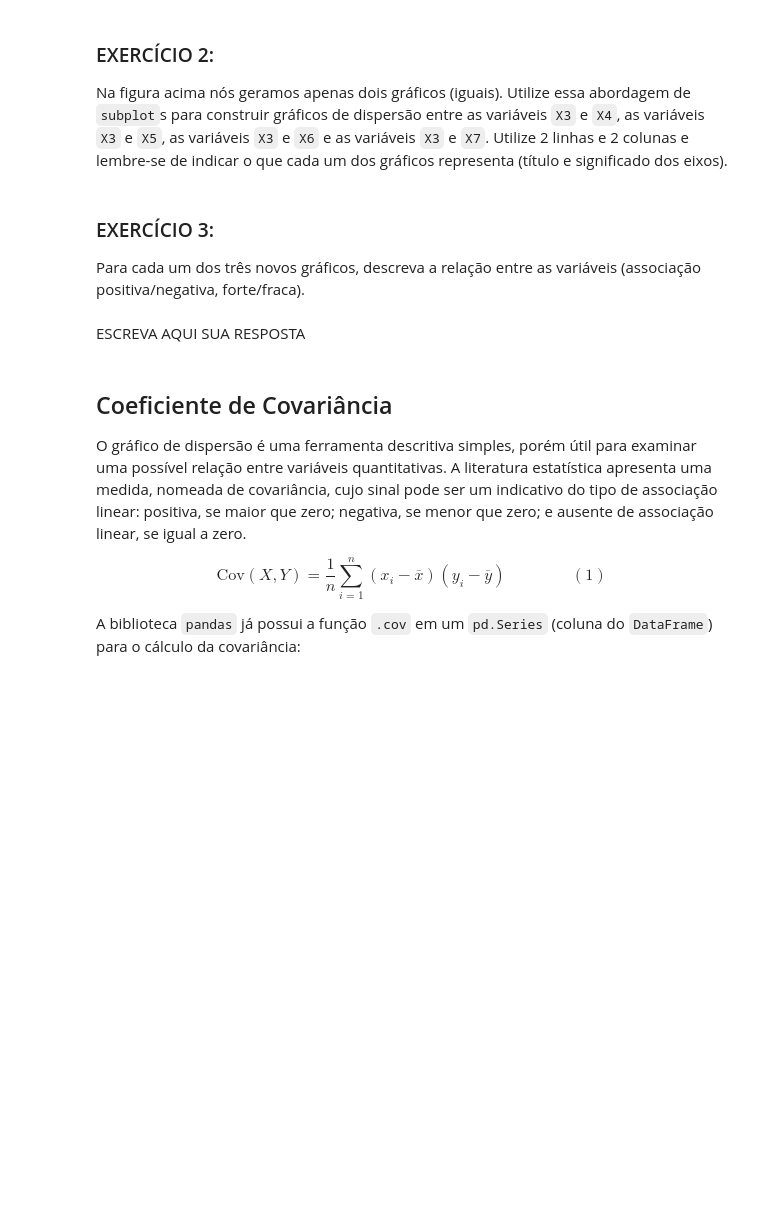
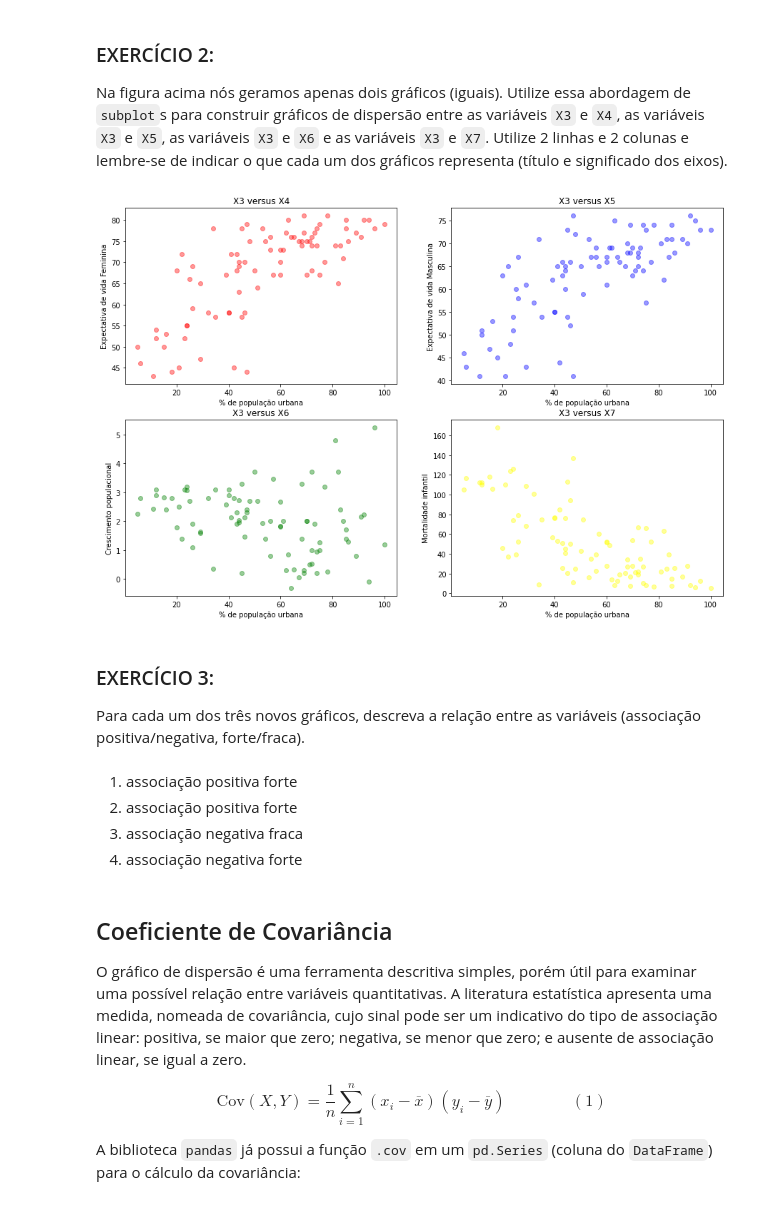
Before and after one commit to rodrigogapires/CD21-1, a Jupyter notebook: aula04/Aula04_Atividade_ExploratoriaDuasVariaveisQuantitativas_Mundo.ipynb, the cells around one changed output. Cells and saved outputs as stored; diff of their text form; code cells hidden in the pictures; blank space fills up the shorter version.

```diff
--- a/aula04/Aula04_Atividade_ExploratoriaDuasVariaveisQuantitativas_Mundo.ipynb
+++ b/aula04/Aula04_Atividade_ExploratoriaDuasVariaveisQuantitativas_Mundo.ipynb
@@ -165,11 +181,44 @@ Na figura acima nós geramos apenas dois gráficos (iguais). Utilize essa aborda
+# %%
+plt.figure(figsize=(15, 10))
+
+plt.subplot(2, 2, 1)
+plt.scatter(mundo.X3, mundo.X4, c='red', alpha=0.4)
+plt.title('X3 versus X4')
+plt.xlabel('% de população urbana')
+plt.ylabel('Expectativa de vida Feminina')
+
+plt.subplot(2, 2, 2)
+plt.scatter(mundo.X3, mundo.X5, c='blue', alpha=0.4)
+plt.title('X3 versus X5')
+plt.xlabel('% de população urbana')
+plt.ylabel('Expectativa de vida Masculina')
+
+plt.subplot(2, 2, 3)
+plt.scatter(mundo.X3, mundo.X6, c='green', alpha=0.4)
+plt.title('X3 versus X6')
+plt.xlabel('% de população urbana')
+plt.ylabel('Crescimento populacional')
+
+plt.subplot(2, 2, 4)
+plt.scatter(mundo.X3, mundo.X7, c='yellow', alpha=0.4)
+plt.title('X3 versus X7')
+plt.xlabel('% de população urbana')
+plt.ylabel('Mortalidade infantil')
+
+plt.show()
+# %% [output]
+[figure, added]
 # %% [markdown]
 <div id="ex3"></div>
 
 ### EXERCÍCIO 3:
 
 Para cada um dos três novos gráficos, descreva a relação entre as variáveis (associação positiva/negativa, forte/fraca).
-# %% [markdown]
-ESCREVA AQUI SUA RESPOSTA
+# %% [markdown]
+1. associação positiva forte
+2. associação positiva forte
+3. associação negativa fraca
+4. associação negativa forte
 # %% [markdown]
 <div id="covariancia"></div>
 
```
Also changed, not shown: parts of 13 cells of this notebook, 3 other files.
